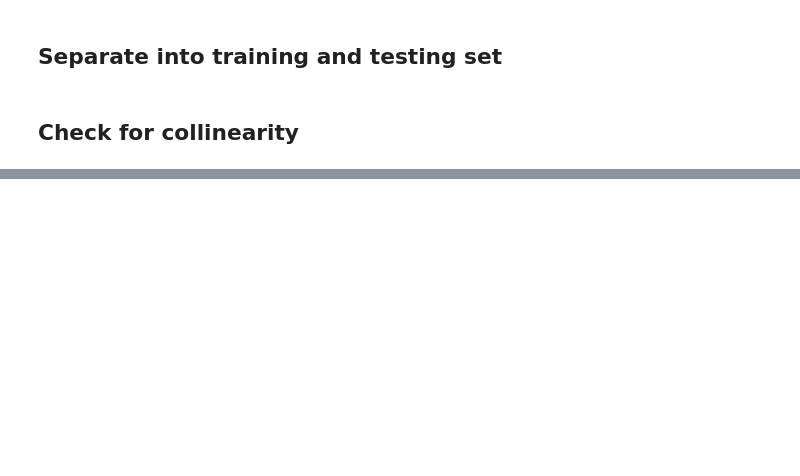
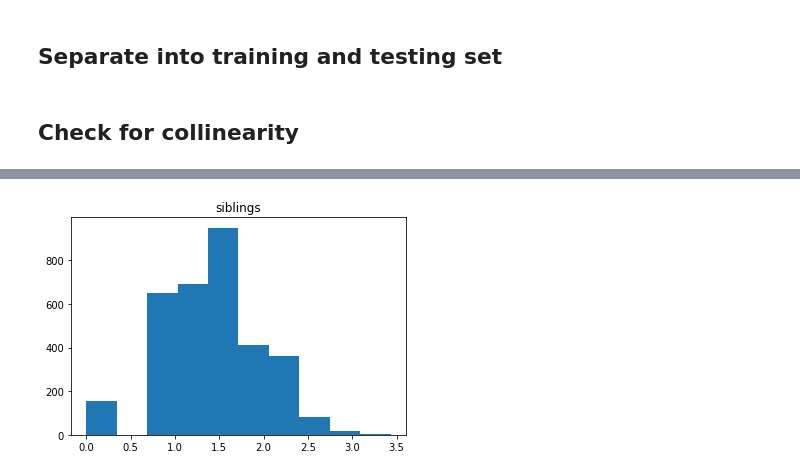
Before and after one commit to SmellsLikeCake/predicting-divorce, a Jupyter notebook: Predicting-Divorce-draft.ipynb, the cells around one changed output, grey strips where cells are left out. Saved outputs shown, nothing was run; the diff lists cells and outputs as text; code cells hidden in the pictures; blank space fills up the shorter version.

```diff
--- a/Predicting-Divorce-draft.ipynb
+++ b/Predicting-Divorce-draft.ipynb
@@ -1384,0 +1596,8 @@ plt.show()
+# %%
+## This looks better
+
+plt.hist(np.log(x_train.loc[:, 'siblings']+1))
+plt.title('siblings')
+plt.show()
+# %% [output]
+[figure, added]
```
Also changed, not shown: parts of 82 cells of this notebook.
